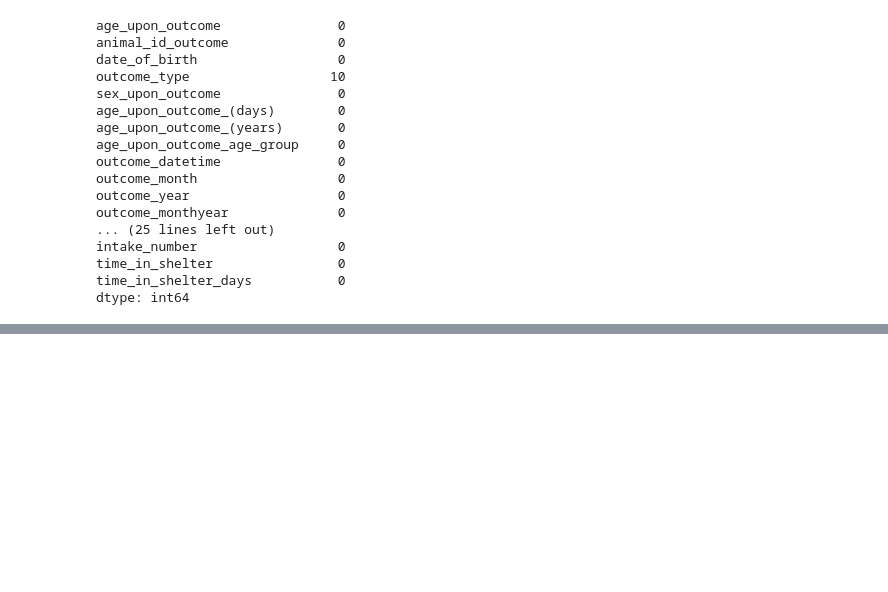
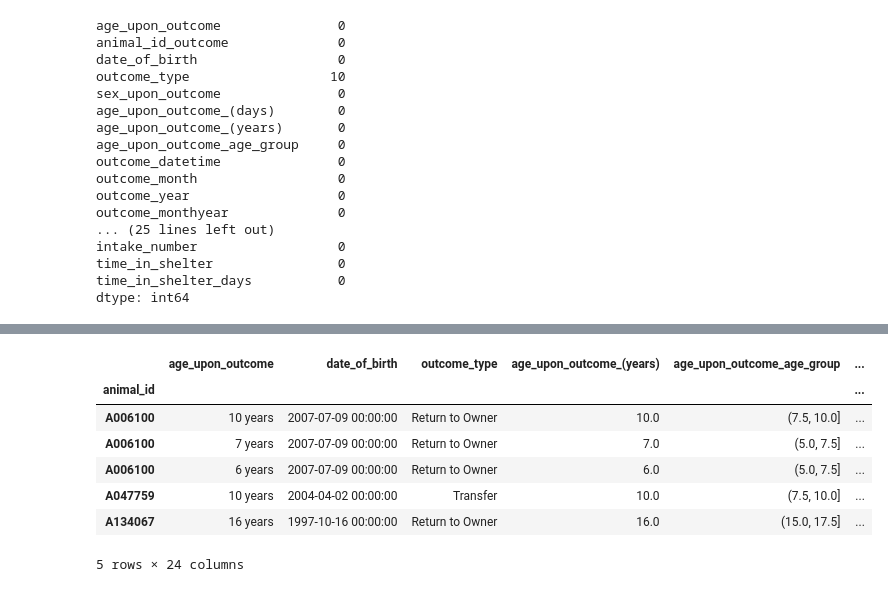
Before and after one commit to KatarinaOldakowski/Austin_Animal_Centre_Shelter, a Jupyter notebook: Austin_Animal_Centre_Shelter.ipynb, the cells around one changed output, grey strips where cells are left out. Cells and saved outputs as stored; diff of their text form; code cells hidden in the pictures; blank space fills up the shorter version.

```diff
--- a/Austin_Animal_Centre_Shelter.ipynb
+++ b/Austin_Animal_Centre_Shelter.ipynb
@@ -179,0 +267,11 @@ dtype: int64
+# %%
+df.head()
+# %% [output]
+|  | age_upon_outcome | date_of_birth | outcome_type | age_upon_outcome_(years) | age_upon_outcome_age_group | ... |
+| animal_id |  |  |  |  |  | ... |
+| A006100 | 10 years | 2007-07-09 00:00:00 | Return to Owner | 10.0 | (7.5, 10.0] | ... |
+| A006100 | 7 years | 2007-07-09 00:00:00 | Return to Owner | 7.0 | (5.0, 7.5] | ... |
+| A006100 | 6 years | 2007-07-09 00:00:00 | Return to Owner | 6.0 | (5.0, 7.5] | ... |
+| A047759 | 10 years | 2004-04-02 00:00:00 | Transfer | 10.0 | (7.5, 10.0] | ... |
+| A134067 | 16 years | 1997-10-16 00:00:00 | Return to Owner | 16.0 | (15.0, 17.5] | ... |
+5 rows × 24 columns
```
Also changed, not shown: parts of 14 cells of this notebook.
